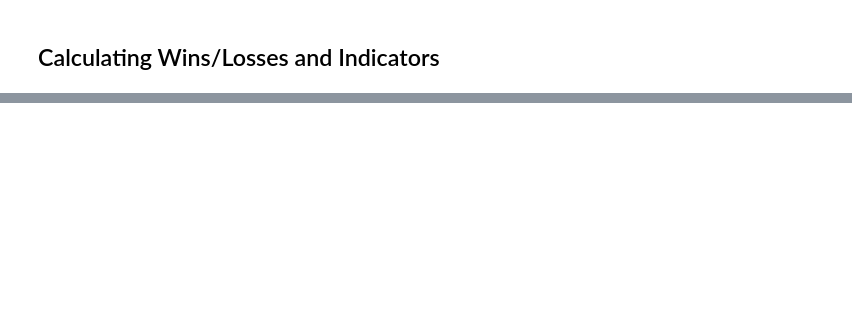
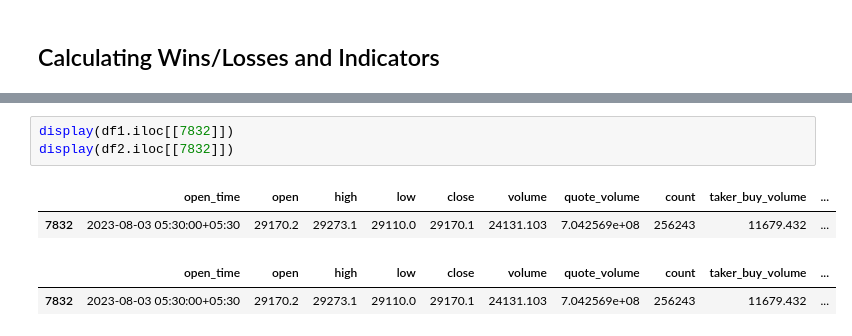
Before and after one commit to vijaykishore1/Binance-Data-Downloader, a Jupyter notebook: main notebooks for shrinath anna/Data Creation Proper 27-1.ipynb, the cells around one changed output, grey strips where cells are left out. Saved outputs shown, nothing was run; the diff lists cells and outputs as text; blank space fills up the shorter version.

```diff
--- a/main notebooks for shrinath anna/Data Creation Proper 27-1.ipynb
+++ b/main notebooks for shrinath anna/Data Creation Proper 27-1.ipynb
@@ -400,0 +1345,8 @@ dtype: object
+# %%
+display(df1.iloc[[7832]])
+display(df2.iloc[[7832]])
+# %% [output]
+|  | open_time | open | high | low | close | volume | quote_volume | count | taker_buy_volume | ... |
+| 7832 | 2023-08-03 05:30:00+05:30 | 29170.2 | 29273.1 | 29110.0 | 29170.1 | 24131.103 | 7.042569e+08 | 256243 | 11679.432 | ... |
+|  | open_time | open | high | low | close | volume | quote_volume | count | taker_buy_volume | ... |
+| 7832 | 2023-08-03 05:30:00+05:30 | 29170.2 | 29273.1 | 29110.0 | 29170.1 | 24131.103 | 7.042569e+08 | 256243 | 11679.432 | ... |
```
Also changed, not shown: parts of 19 cells of this notebook, 1 other file.
